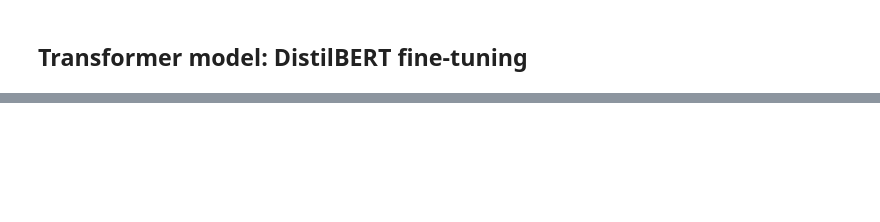
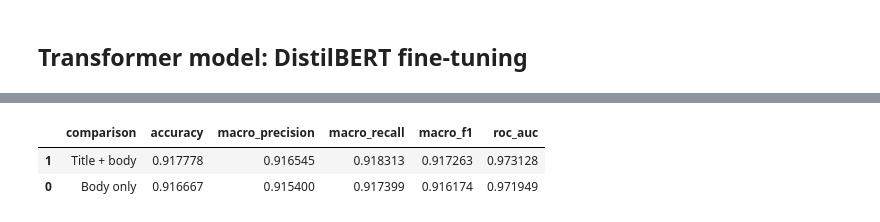
Before and after one commit to vdreddy567/COMP690, a Jupyter notebook: COMP_690_AH2_Final_Draft.ipynb, the cells around one changed output, grey strips where cells are left out. Saved outputs shown, nothing was run; the diff lists cells and outputs as text; code cells hidden in the pictures; blank space fills up the shorter version.

```diff
--- a/COMP_690_AH2_Final_Draft.ipynb
+++ b/COMP_690_AH2_Final_Draft.ipynb
@@ -516,0 +562,27 @@ trainer.train()
+# %%
+ablation_results = []
+
+for feature_name, column in [('Body only', 'text'), ('Title + body', 'combined_text')]:
+    clf = Pipeline([
+        ('tfidf', TfidfVectorizer(max_features=50000, ngram_range=(1,2), min_df=2, max_df=0.95, stop_words='english')),
+        ('clf', LogisticRegression(max_iter=1000, class_weight='balanced', random_state=SEED))
+    ])
+    clf.fit(train_df[column], train_df['label'])
+    pred = clf.predict(test_df[column])
+    proba = clf.predict_proba(test_df[column])[:,1]
+    precision, recall, f1, _ = precision_recall_fscore_support(test_df['label'], pred, average='macro', zero_division=0)
+    ablation_results.append({
+        'comparison': feature_name,
+        'accuracy': accuracy_score(test_df['label'], pred),
+        'macro_precision': precision,
+        'macro_recall': recall,
+        'macro_f1': f1,
+        'roc_auc': roc_auc_score(test_df['label'], proba)
+    })
+
+ablation_df = pd.DataFrame(ablation_results).sort_values('macro_f1', ascending=False)
+ablation_df
+# %% [output]
+|  | comparison | accuracy | macro_precision | macro_recall | macro_f1 | roc_auc |
+| 1 | Title + body | 0.917778 | 0.916545 | 0.918313 | 0.917263 | 0.973128 |
+| 0 | Body only | 0.916667 | 0.915400 | 0.917399 | 0.916174 | 0.971949 |
```
Also changed, not shown: parts of 19 cells of this notebook, 2 other files.
